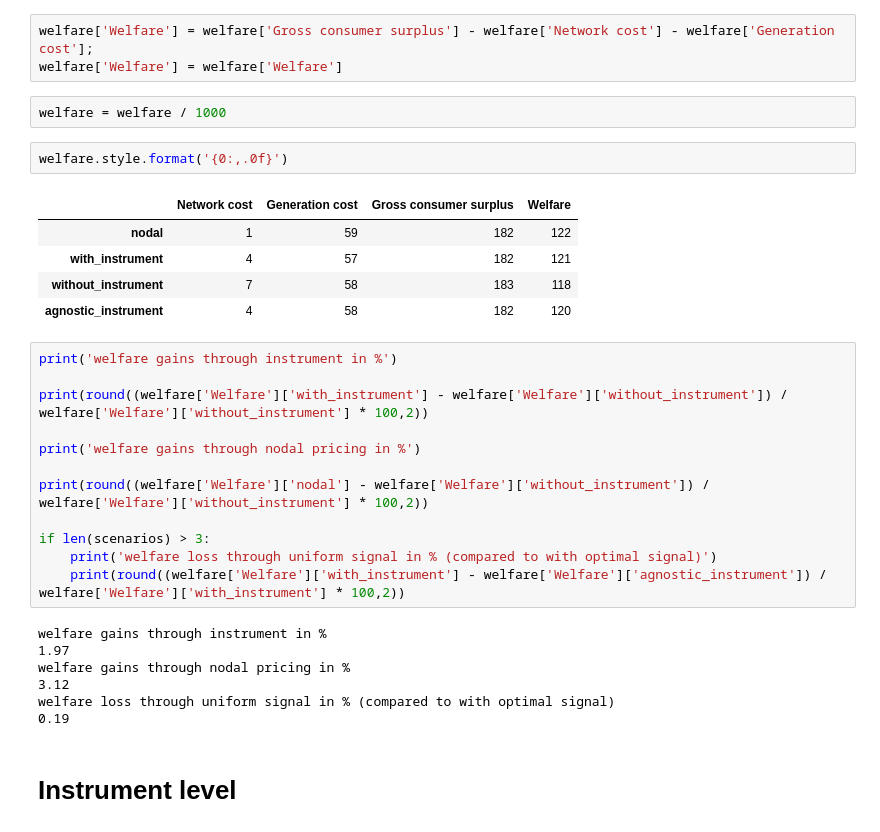
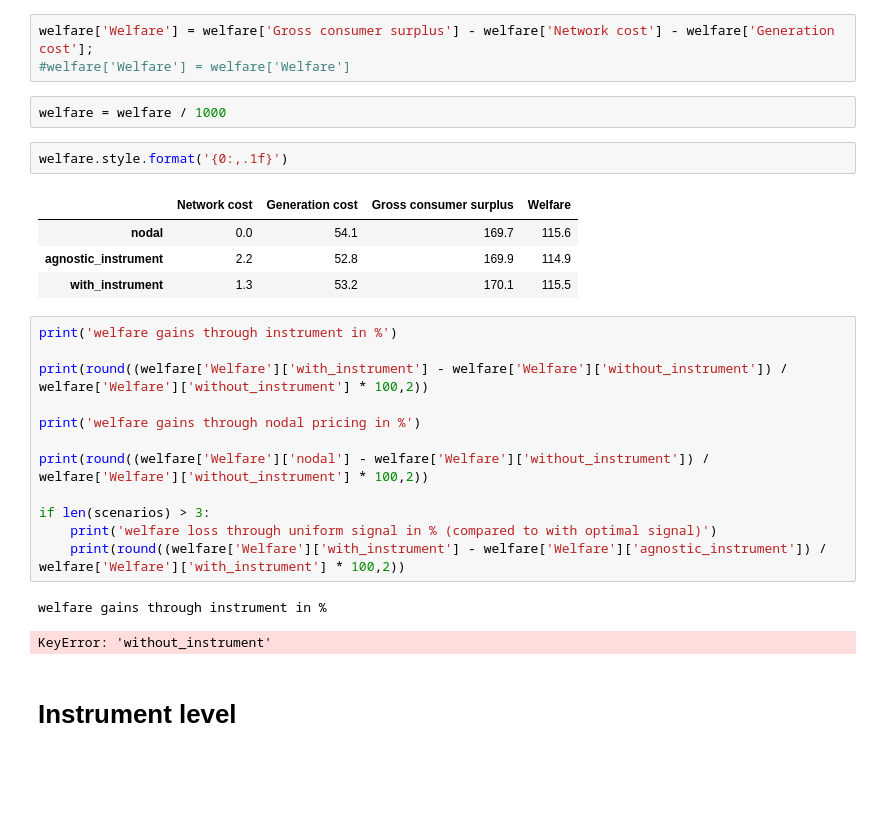
Before and after one commit to anselm-eicke/Locational-investment-signals, a Jupyter notebook: Two node models/Output/Postprocessing.ipynb, the cells around one changed output. Drawn from its saved outputs; the diff is of its cells as text; blank space fills up the shorter version.

```diff
--- a/Two node models/Output/Postprocessing.ipynb
+++ b/Two node models/Output/Postprocessing.ipynb
@@ -237,17 +227,16 @@ for scenario in scenarios:
     welfare.loc[scenario, 'Gross consumer surplus'] = read_data(scenario, 'consumer_surplus').iloc[0,0]
 # %%
 welfare['Welfare'] = welfare['Gross consumer surplus'] - welfare['Network cost'] - welfare['Generation cost'];
-welfare['Welfare'] = welfare['Welfare']
+#welfare['Welfare'] = welfare['Welfare']
 # %%
 welfare = welfare / 1000
 # %%
-welfare.style.format('{0:,.0f}')
+welfare.style.format('{0:,.1f}')
 # %% [output]
 |  | Network cost | Generation cost | Gross consumer surplus | Welfare |
-| nodal | 1 | 59 | 182 | 122 |
-| with_instrument | 4 | 57 | 182 | 121 |
-| without_instrument | 7 | 58 | 183 | 118 |
-| agnostic_instrument | 4 | 58 | 182 | 120 |
+| nodal | 0.0 | 54.1 | 169.7 | 115.6 |
+| agnostic_instrument | 2.2 | 52.8 | 169.9 | 114.9 |
+| with_instrument | 1.3 | 53.2 | 170.1 | 115.5 |
 # %%
 print('welfare gains through instrument in %')
 
@@ -262,11 +251,7 @@ if len(scenarios) > 3:
     print(round((welfare['Welfare']['with_instrument'] - welfare['Welfare']['agnostic_instrument']) / welfare['Welfare']['with_instrument'] * 100,2))
 # %% [output]
 welfare gains through instrument in %
-1.97
-welfare gains through nodal pricing in %
-3.12
-welfare loss through uniform signal in % (compared to with optimal signal)
-0.19
+KeyError: 'without_instrument'
 # %% [markdown]
 # Instrument level
 # %%
```
Also changed, not shown: parts of 8 cells of this notebook, 4 other files.
